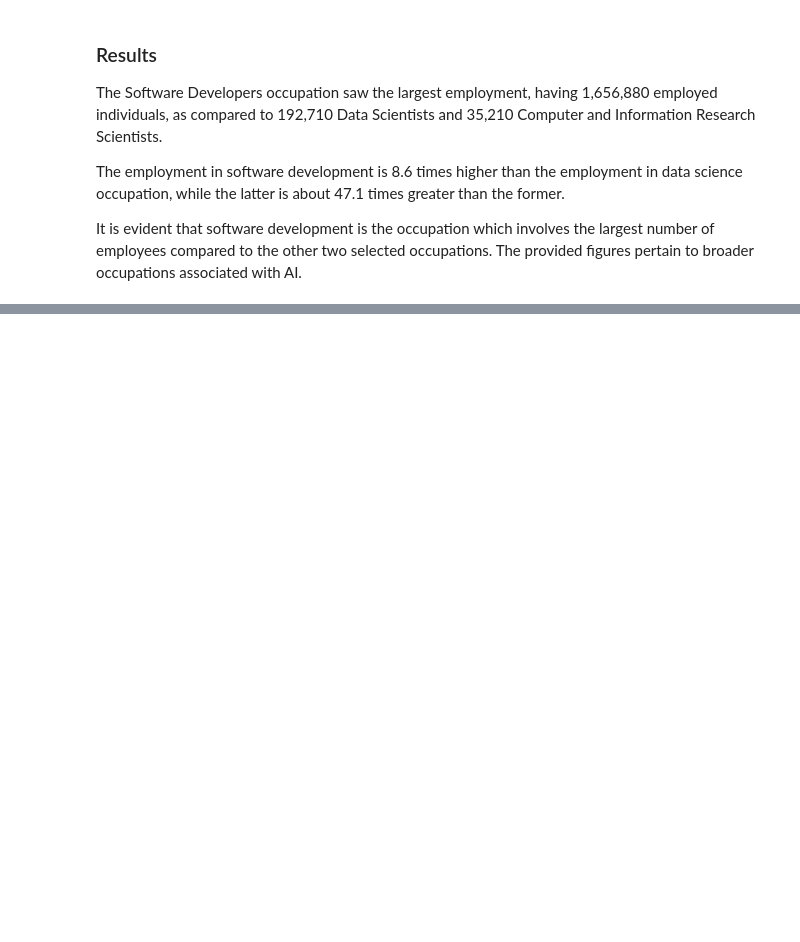
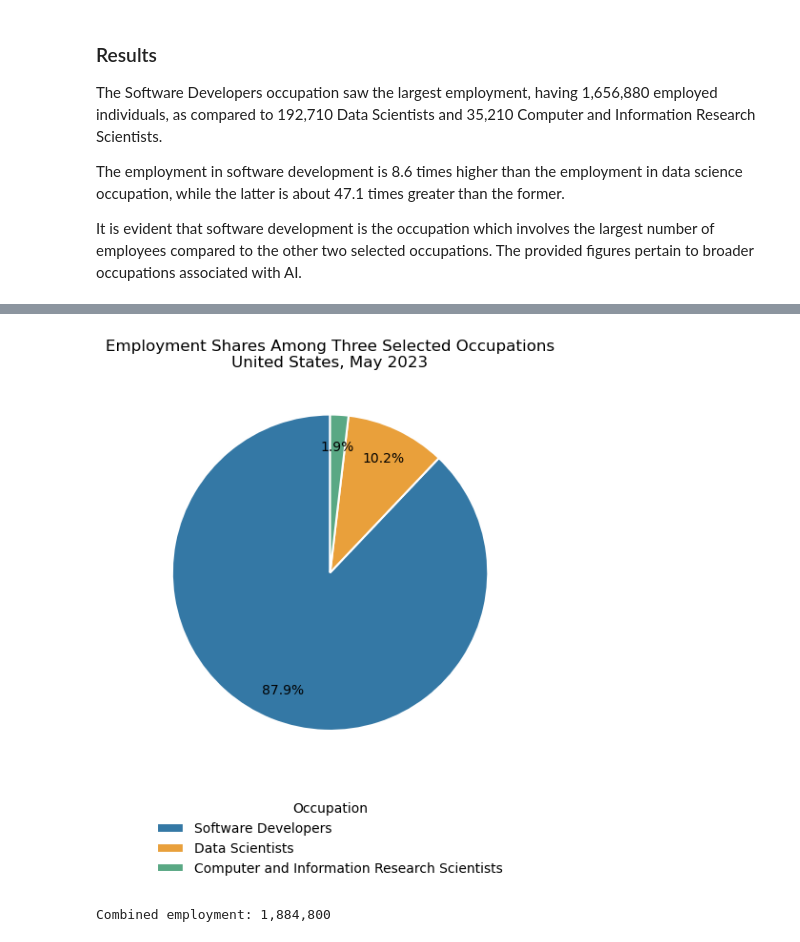
Before and after one commit to nabieba7/ai-employment-analysis, a Jupyter notebook: employment_analysis.ipynb, the cells around one changed output, grey strips where cells are left out. Drawn from its saved outputs; the diff is of its cells as text; code cells hidden in the pictures; blank space fills up the shorter version.

Commit message:
Add employment share pie chart and interpretation

```diff
--- a/employment_analysis.ipynb
+++ b/employment_analysis.ipynb
@@ -209,0 +223,35 @@ The provided figures pertain to broader occupations associated with AI.
+# %%
+pie_data = national.sort_values("TOT_EMP", ascending=False)
+
+fig, ax = plt.subplots(figsize=(10, 6))
+
+wedges, _, _ = ax.pie(
+    pie_data["TOT_EMP"],
+    autopct="%1.1f%%",
+    startangle=90,
+    colors=["#3478A5", "#E9A03B", "#59A884"],
+    pctdistance=0.8,
+    wedgeprops={"edgecolor": "white", "linewidth": 1.5}
+)
+
+ax.legend(
+    wedges,
+    pie_data["OCC_TITLE"],
+    title="Occupation",
+    loc="upper center",
+    bbox_to_anchor=(0.5, -0.05),
+    frameon=False
+)
+
+ax.set_title(
+    "Employment Shares Among Three Selected Occupations\n"
+    "United States, May 2023"
+)
+
+plt.tight_layout()
+plt.show()
+
+print(f"Combined employment: {pie_data['TOT_EMP'].sum():,.0f}")
+# %% [output]
+[figure, added]
+Combined employment: 1,884,800
```
Also changed, not shown: parts of 2 cells of this notebook.
